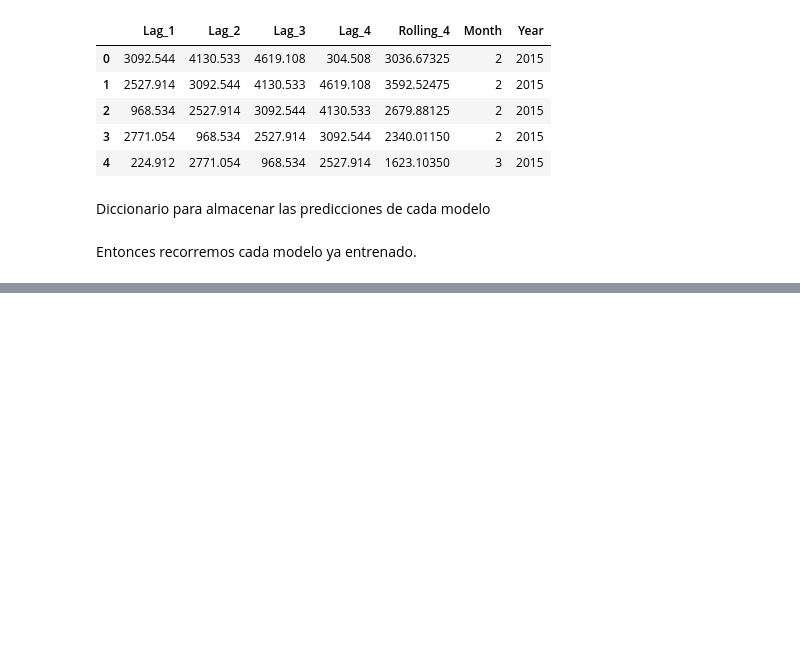
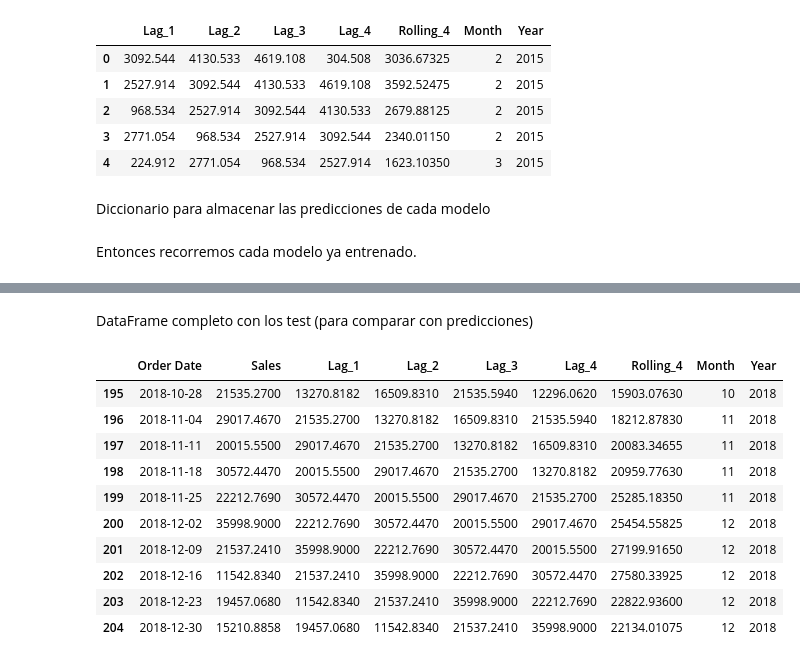
Before and after one commit to charligram/1_analisis_ventas, a Jupyter notebook: notebooks/03_modeling.ipynb, the cells around one changed output, grey strips where cells are left out. Cells and saved outputs as stored; diff of their text form; code cells hidden in the pictures; blank space fills up the shorter version.

```diff
--- a/notebooks/03_modeling.ipynb
+++ b/notebooks/03_modeling.ipynb
@@ -527,0 +570,17 @@ print(models_predictions_dict)
+# %% [markdown]
+DataFrame completo con los test (para comparar con predicciones)
+# %%
+df_to_predict = df.iloc[-len(y_test):]
+df_to_predict
+# %% [output]
+|  | Order Date | Sales | Lag_1 | Lag_2 | Lag_3 | Lag_4 | Rolling_4 | Month | Year |
+| 195 | 2018-10-28 | 21535.2700 | 13270.8182 | 16509.8310 | 21535.5940 | 12296.0620 | 15903.07630 | 10 | 2018 |
+| 196 | 2018-11-04 | 29017.4670 | 21535.2700 | 13270.8182 | 16509.8310 | 21535.5940 | 18212.87830 | 11 | 2018 |
+| 197 | 2018-11-11 | 20015.5500 | 29017.4670 | 21535.2700 | 13270.8182 | 16509.8310 | 20083.34655 | 11 | 2018 |
+| 198 | 2018-11-18 | 30572.4470 | 20015.5500 | 29017.4670 | 21535.2700 | 13270.8182 | 20959.77630 | 11 | 2018 |
+| 199 | 2018-11-25 | 22212.7690 | 30572.4470 | 20015.5500 | 29017.4670 | 21535.2700 | 25285.18350 | 11 | 2018 |
+| 200 | 2018-12-02 | 35998.9000 | 22212.7690 | 30572.4470 | 20015.5500 | 29017.4670 | 25454.55825 | 12 | 2018 |
+| 201 | 2018-12-09 | 21537.2410 | 35998.9000 | 22212.7690 | 30572.4470 | 20015.5500 | 27199.91650 | 12 | 2018 |
+| 202 | 2018-12-16 | 11542.8340 | 21537.2410 | 35998.9000 | 22212.7690 | 30572.4470 | 27580.33925 | 12 | 2018 |
+| 203 | 2018-12-23 | 19457.0680 | 11542.8340 | 21537.2410 | 35998.9000 | 22212.7690 | 22822.93600 | 12 | 2018 |
+| 204 | 2018-12-30 | 15210.8858 | 19457.0680 | 11542.8340 | 21537.2410 | 35998.9000 | 22134.01075 | 12 | 2018 |
```
Also changed, not shown: parts of 17 cells of this notebook.
